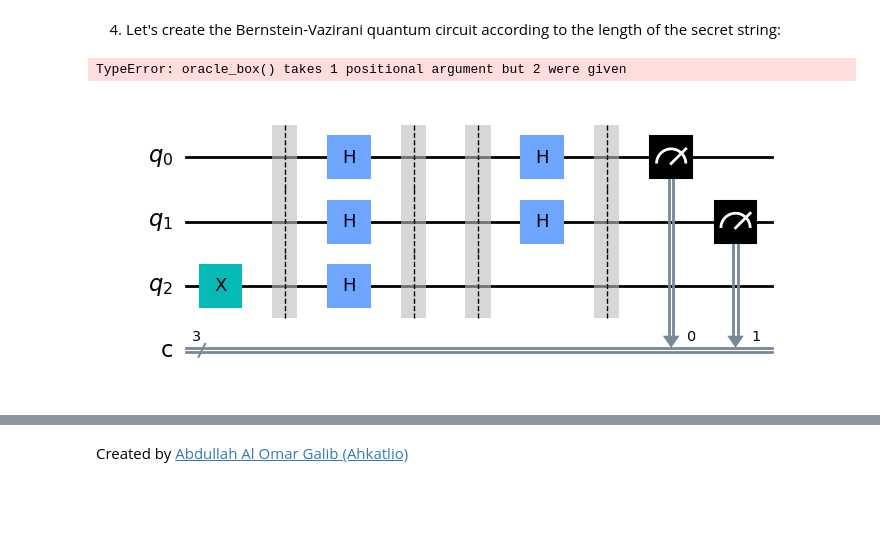
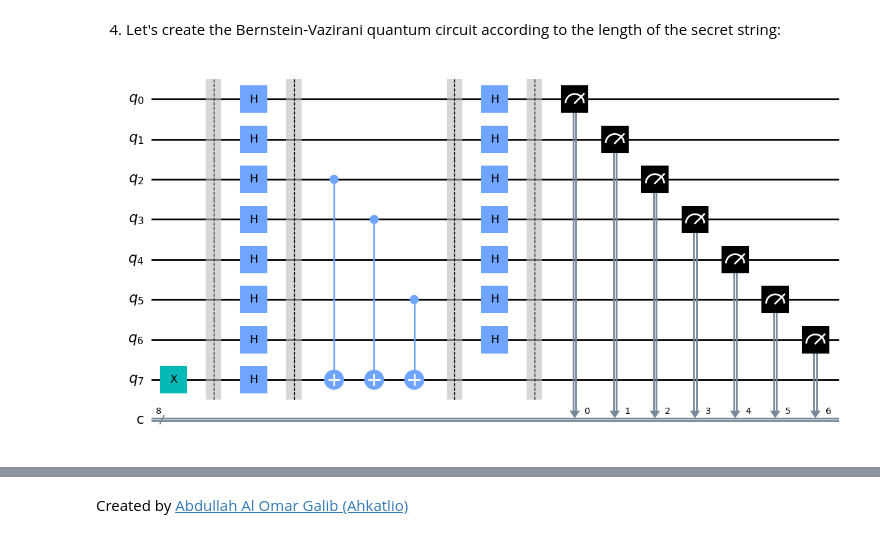
Before and after one commit to ahkatlio/QHSO_Basics_of_Qiskit, a Jupyter notebook: Books/Fundamentals/Basic_Gates/Algorithms/BV.ipynb, the cells around one changed output, grey strips where cells are left out. Cells and saved outputs as stored; diff of their text form; code cells hidden in the pictures; blank space fills up the shorter version.

```diff
--- a/Books/Fundamentals/Basic_Gates/Algorithms/BV.ipynb
+++ b/Books/Fundamentals/Basic_Gates/Algorithms/BV.ipynb
@@ -76,66 +75,38 @@ The length of the binary string is: 3
 4) Let's create the Bernstein-Vazirani quantum circuit according to the length of the secret string:
 # %%
 # We define our quantum circuit
-qc = QuantumCircuit(length + 1, length+1)
+qc = QuantumCircuit(length + 1, length + 1)
 
 # We apply X-gate to the last qubit
 qc.x(length)
 qc.barrier()
 
 # We apply Hadamard gates to all qubits
 for i in range(length + 1):
     qc.h(i)
 
+qc.barrier()
 # We apply the oracle box
-oracle_box(qc, hidden_code)
+for i in range(length):
+    if hidden_code[i] == '1':
+        qc.cx(i, length)
 qc.barrier()
 
-# We apply Hadamard gates to all qubits
+# We apply Hadamard gates to all qubits except the last one
 for i in range(length):
     qc.h(i)
 
 
 qc.barrier()
 
-# We measure all qubits
+# We measure all qubits except the last one
 for i in range(length):
     qc.measure(i, i)
 
 # We draw the circuit
 qc.draw(output='mpl')
 # %% [output]
-TypeError: oracle_box() takes 1 positional argument but 2 were given
+[figure, added]
-# %%
-# Define your quantum circuit
-qc = QuantumCircuit(length + 1, length+1)
-
-qc.x(length)
-qc.barrier()
-# Apply X gate and H gate to all qubits
-for i in range(length + 1):
-    qc.h(i)
-
-qc.barrier()
-
-# Apply the oracle
-for i in range(length):
-    if hidden_code[i] == '1':
-        qc.cx(i, length)
-
-qc.barrier()
-
-for i in range(length):
-    qc.h(i)
-
-qc.barrier()
-# Measure all qubits
-for i in range(length):
-    qc.measure(i, i)
-
-# Draw the circuit
-qc.draw(output='mpl')
-# %% [output]
-[figure, removed]
 # %%
 # Simulate the quantum circuit using the qasm simulator
 simulator = Aer.get_backend('qasm_simulator')
```
Also changed, not shown: parts of 3 cells of this notebook, 1 other file.
